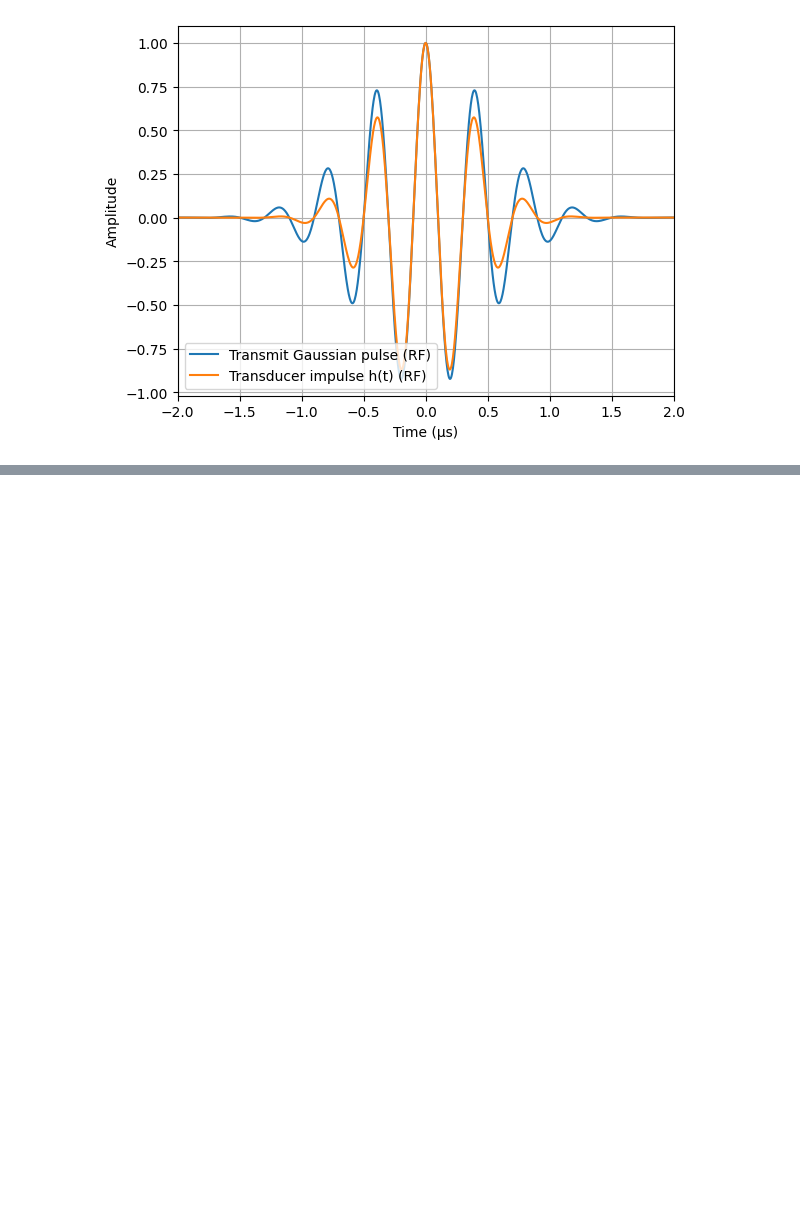
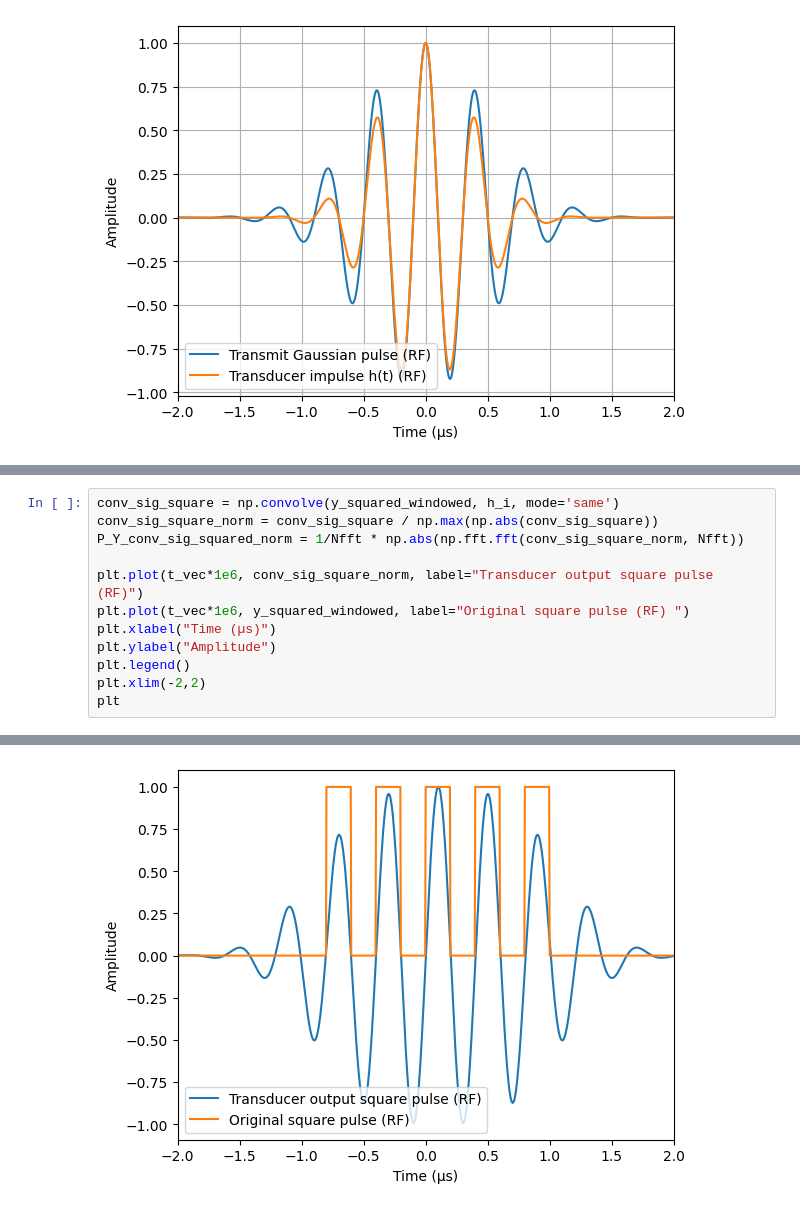
Before and after one commit to Sandermi99/MEDT4165, a Jupyter notebook: Exercise2.ipynb, the cells around one changed output, grey strips where cells are left out. Drawn from its saved outputs; the diff is of its cells as text; blank space fills up the shorter version.

```diff
--- a/Exercise2.ipynb
+++ b/Exercise2.ipynb
@@ -210,0 +244,13 @@ plt.show()
+# %%
+conv_sig_square = np.convolve(y_squared_windowed, h_i, mode='same')
+conv_sig_square_norm = conv_sig_square / np.max(np.abs(conv_sig_square))
+P_Y_conv_sig_squared_norm = 1/Nfft * np.abs(np.fft.fft(conv_sig_square_norm, Nfft))
+
+plt.plot(t_vec*1e6, conv_sig_square_norm, label="Transducer output square pulse (RF)")
+plt.plot(t_vec*1e6, y_squared_windowed, label="Original square pulse (RF) ")
+plt.xlabel("Time (µs)")
+plt.ylabel("Amplitude")
+plt.legend()
+plt.xlim(-2,2)
+plt
+# %% [output]
@@ -210,0 +258 @@ plt.show()
+[figure, added]
```
Also changed, not shown: parts of 4 cells of this notebook.
